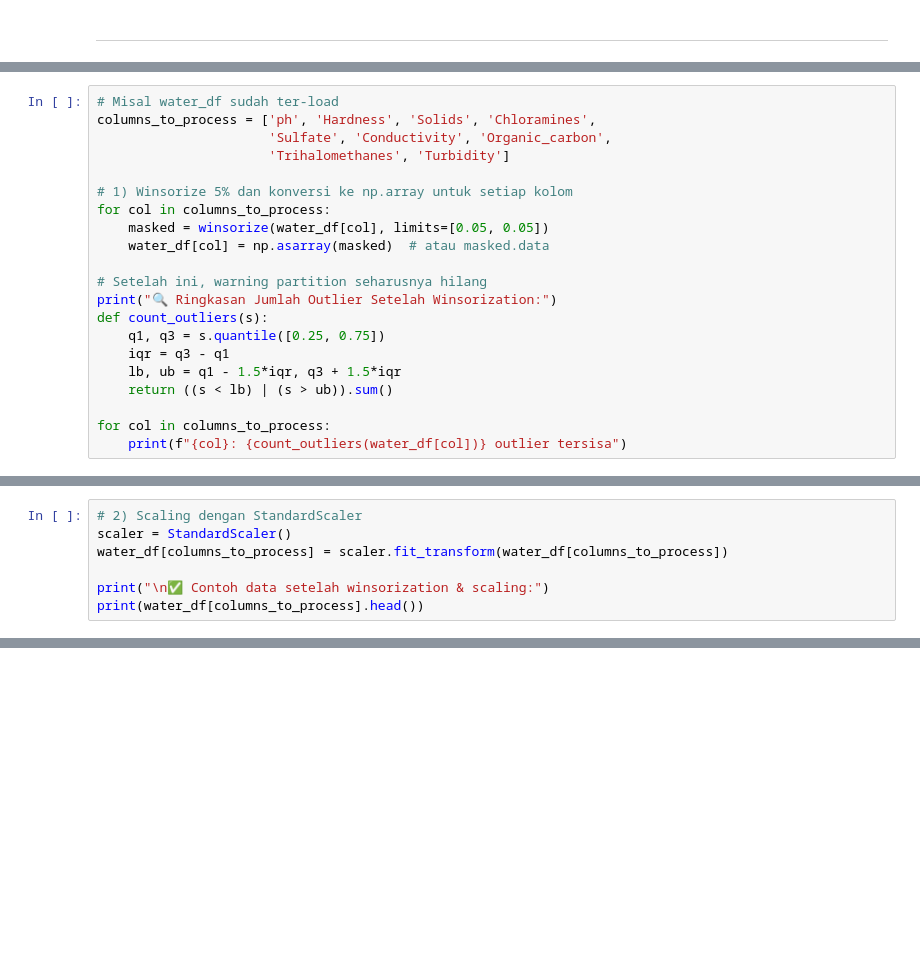
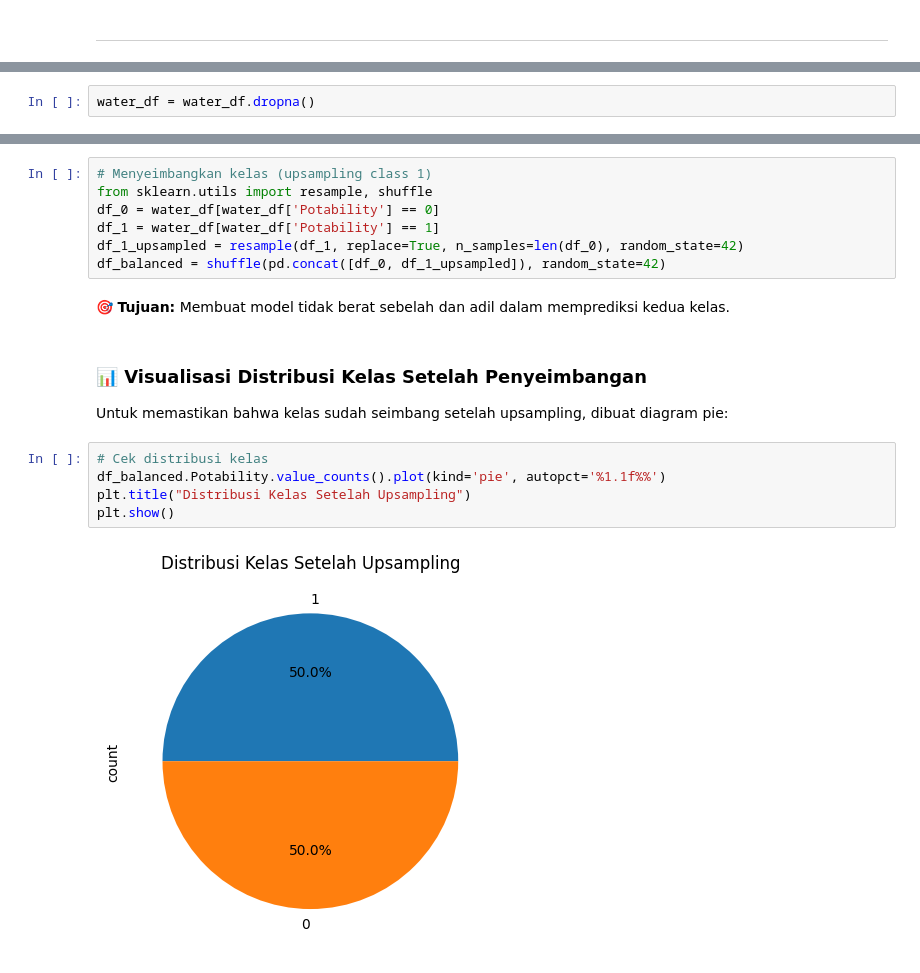
Before and after one commit to Hidayattt24/Kelompok_09_Tugas03_Classification, a Jupyter notebook: main.ipynb, the cells around one changed output, grey strips where cells are left out. Drawn from its saved outputs; the diff is of its cells as text; blank space fills up the shorter version.

```diff
--- a/main.ipynb
+++ b/main.ipynb
@@ -368,21 +300,0 @@ Untuk mengurangi pengaruh outlier ekstrem, dilakukan **Winsorization** pada 9 fi
-# %%
-# Misal water_df sudah ter-load
-columns_to_process = ['ph', 'Hardness', 'Solids', 'Chloramines',
-                      'Sulfate', 'Conductivity', 'Organic_carbon',
-                      'Trihalomethanes', 'Turbidity']
-
-# 1) Winsorize 5% dan konversi ke np.array untuk setiap kolom
-for col in columns_to_process:
-    masked = winsorize(water_df[col], limits=[0.05, 0.05])
-    water_df[col] = np.asarray(masked)  # atau masked.data
-
-# Setelah ini, warning partition seharusnya hilang
-print("🔍 Ringkasan Jumlah Outlier Setelah Winsorization:")
-def count_outliers(s):
-    q1, q3 = s.quantile([0.25, 0.75])
-    iqr = q3 - q1
-    lb, ub = q1 - 1.5*iqr, q3 + 1.5*iqr
-    return ((s < lb) | (s > ub)).sum()
-
-for col in columns_to_process:
-    print(f"{col}: {count_outliers(water_df[col])} outlier tersisa")
@@ -406,7 +300,0 @@ Langkah terakhir adalah **scaling** menggunakan `StandardScaler` agar semua fitu
-# %%
-# 2) Scaling dengan StandardScaler
-scaler = StandardScaler()
-water_df[columns_to_process] = scaler.fit_transform(water_df[columns_to_process])
-
-print("\n✅ Contoh data setelah winsorization & scaling:")
-print(water_df[columns_to_process].head())
@@ -429,0 +301,2 @@ print(water_df[columns_to_process].head())
+# %%
+water_df = water_df.dropna()
@@ -429,0 +330,20 @@ print(water_df[columns_to_process].head())
+# %%
+# Menyeimbangkan kelas (upsampling class 1)
+from sklearn.utils import resample, shuffle
+df_0 = water_df[water_df['Potability'] == 0]
+df_1 = water_df[water_df['Potability'] == 1]
+df_1_upsampled = resample(df_1, replace=True, n_samples=len(df_0), random_state=42)
+df_balanced = shuffle(pd.concat([df_0, df_1_upsampled]), random_state=42)
+# %% [markdown]
+🎯 **Tujuan:** Membuat model tidak berat sebelah dan adil dalam memprediksi kedua kelas.
+# %% [markdown]
+### 📊 Visualisasi Distribusi Kelas Setelah Penyeimbangan
+
+Untuk memastikan bahwa kelas sudah seimbang setelah upsampling, dibuat diagram pie:
+# %%
+# Cek distribusi kelas
+df_balanced.Potability.value_counts().plot(kind='pie', autopct='%1.1f%%')
+plt.title("Distribusi Kelas Setelah Upsampling")
+plt.show()
+# %% [output]
+[figure, added]
```
Also changed, not shown: parts of 46 cells of this notebook.
